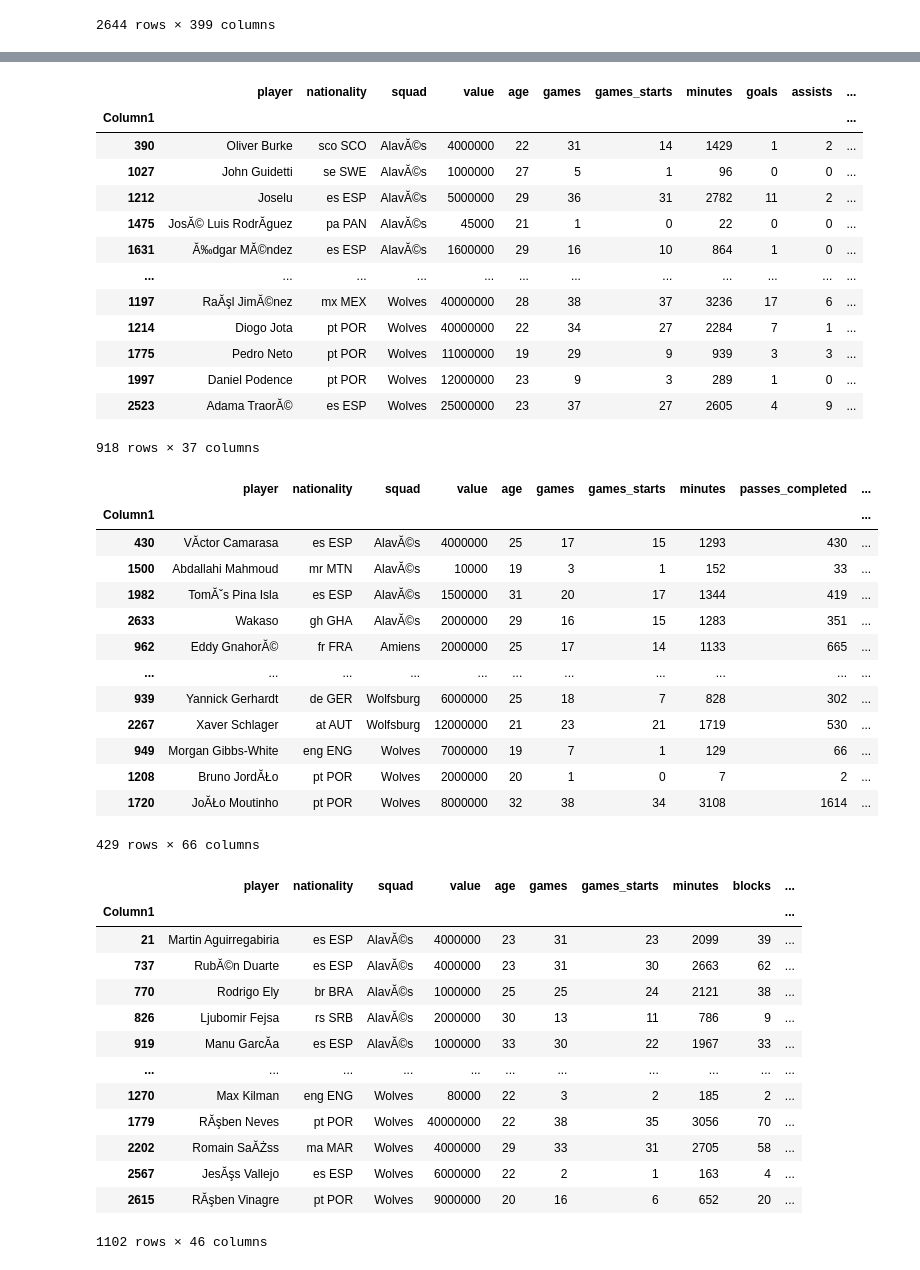
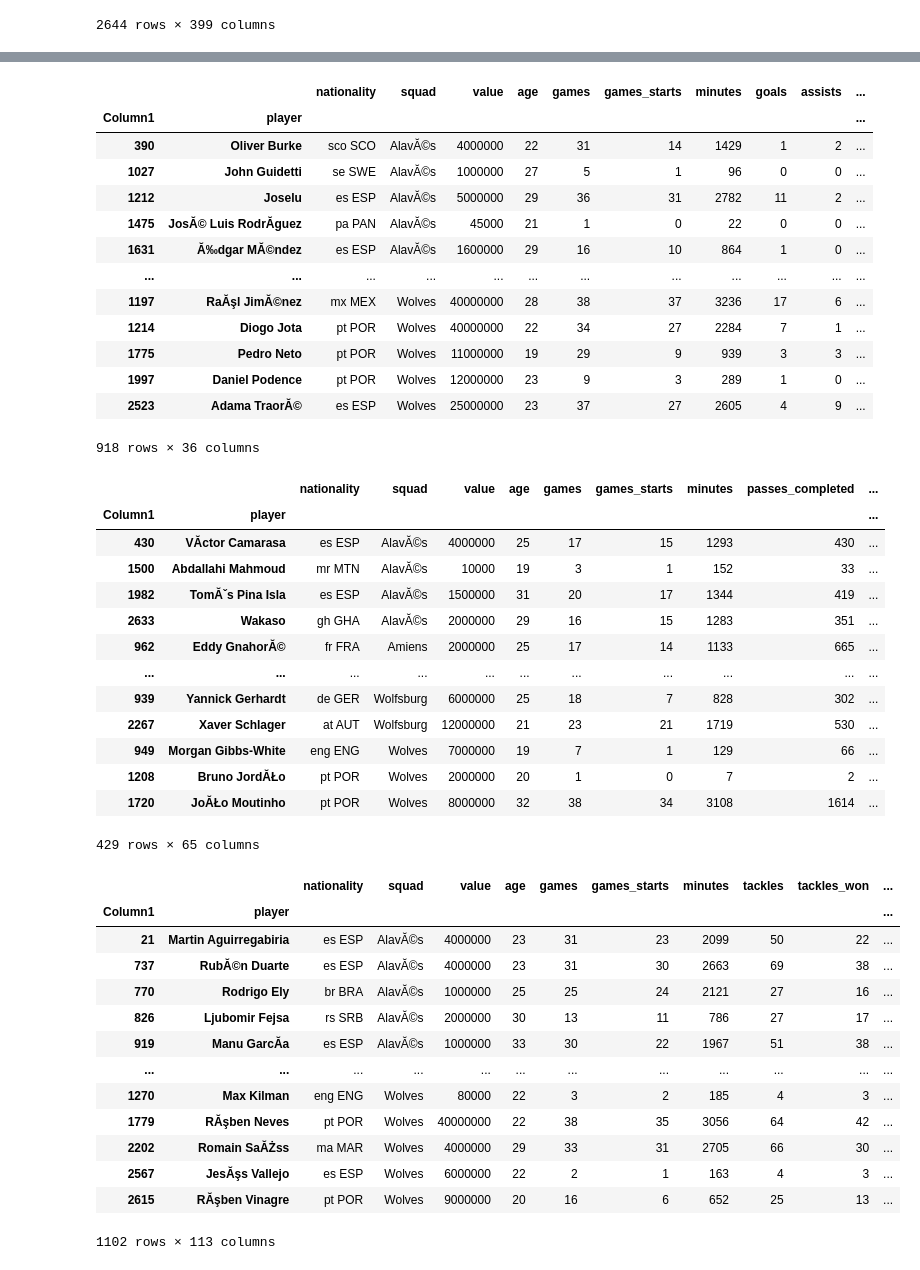
Before and after one commit to AimenZemzmi/TransferMarkt, a Jupyter notebook: transfermarkt.ipynb, the cells around one changed output, grey strips where cells are left out. Saved outputs shown, nothing was run; the diff lists cells and outputs as text; code cells hidden in the pictures.

```diff
--- a/transfermarkt.ipynb
+++ b/transfermarkt.ipynb
@@ -4,6 +4,6 @@ import pandas as pd
 import matplotlib.pyplot as plt
 import seaborn as sns
 # %%
-df = pd.read_csv('transfermarkt_fbref_201920.csv', sep=';', index_col=0)
+df = pd.read_csv('transfermarkt_fbref_201920.csv', sep=';', index_col=[0, 1])
 df
 # %% [output]
@@ -159,7 +100,7 @@ at = df['position2'] == 'Forward - Second Striker'
 ad = df['position2'] == 'Forward - Right Winger'
 moc = df['position2'] == 'Midfielder - Attacking Midfield'
 df_attaquant = df[bu | ag | at | ad | moc]
-column_forward = ['player', 'nationality', 'squad', 'value', 'age','games',
+column_forward = ['nationality', 'squad', 'value', 'age','games',
        'games_starts', 'minutes', 'goals', 'assists', 'pens_made',
        'pens_att', 'goals_per90',
        'assists_per90', 'goals_assists_per90', 'goals_pens_per90',
@@ -171,8 +112,8 @@ column_forward = ['player', 'nationality', 'squad', 'value', 'age','games',
        'goals_per_shot_on_target', 'npxg_per_shot', 'xg_net', 'npxg_net']
 df_attaquant[column_forward]
 # %% [output]
-|  | player | nationality | squad | value | age | games | games_starts | minutes | goals | assists | ... |
-| Column1 |  |  |  |  |  |  |  |  |  |  | ... |
+|  |  | nationality | squad | value | age | games | games_starts | minutes | goals | assists | ... |
+| Column1 | player |  |  |  |  |  |  |  |  |  | ... |
 | 390 | Oliver Burke | sco SCO | AlavĂ©s | 4000000 | 22 | 31 | 14 | 1429 | 1 | 2 | ... |
 | 1027 | John Guidetti | se SWE | AlavĂ©s | 1000000 | 27 | 5 | 1 | 96 | 0 | 0 | ... |
 | 1212 | Joselu | es ESP | AlavĂ©s | 5000000 | 29 | 36 | 31 | 2782 | 11 | 2 | ... |
@@ -184,14 +125,14 @@ df_attaquant[column_forward]
 | 1775 | Pedro Neto | pt POR | Wolves | 11000000 | 19 | 29 | 9 | 939 | 3 | 3 | ... |
 | 1997 | Daniel Podence | pt POR | Wolves | 12000000 | 23 | 9 | 3 | 289 | 1 | 0 | ... |
 | 2523 | Adama TraorĂ© | es ESP | Wolves | 25000000 | 23 | 37 | 27 | 2605 | 4 | 9 | ... |
-918 rows × 37 columns
+918 rows × 36 columns
 # %%
 mc = df['position2'] == 'Central Midfield'
 mc_two = df['position2'] == 'Midfielder - Central Midfield'
 mg = df['position2'] == 'Midfielder - Left Midfield'
 md = df['position2'] == 'Midfielder - Right Midfield'
 df_milieu = df[mc | mc_two | mg | md]
-column_midfield = ['player', 'nationality', 'squad', 'value', 'age','games',
+column_midfield = ['nationality', 'squad', 'value', 'age','games',
        'games_starts', 'minutes','passes_completed', 'passes', 'passes_pct',
        'passes_total_distance', 'passes_progressive_distance',
        'passes_completed_short', 'passes_short', 'passes_pct_short',
@@ -213,8 +154,8 @@ column_midfield = ['player', 'nationality', 'squad', 'value', 'age','games',
        'gca_og_for']
 df_milieu[column_midfield]
 # %% [output]
-|  | player | nationality | squad | value | age | games | games_starts | minutes | passes_completed | ... |
-| Column1 |  |  |  |  |  |  |  |  |  | ... |
+|  |  | nationality | squad | value | age | games | games_starts | minutes | passes_completed | ... |
+| Column1 | player |  |  |  |  |  |  |  |  | ... |
 | 430 | VĂ­ctor Camarasa | es ESP | AlavĂ©s | 4000000 | 25 | 17 | 15 | 1293 | 430 | ... |
 | 1500 | Abdallahi Mahmoud | mr MTN | AlavĂ©s | 10000 | 19 | 3 | 1 | 152 | 33 | ... |
 | 1982 | TomĂˇs Pina Isla | es ESP | AlavĂ©s | 1500000 | 31 | 20 | 17 | 1344 | 419 | ... |
@@ -226,39 +167,61 @@ df_milieu[column_midfield]
 | 949 | Morgan Gibbs-White | eng ENG | Wolves | 7000000 | 19 | 7 | 1 | 129 | 66 | ... |
 | 1208 | Bruno JordĂŁo | pt POR | Wolves | 2000000 | 20 | 1 | 0 | 7 | 2 | ... |
 | 1720 | JoĂŁo Moutinho | pt POR | Wolves | 8000000 | 32 | 38 | 34 | 3108 | 1614 | ... |
-429 rows × 66 columns
+429 rows × 65 columns
 # %%
 mdc = df['position2'] == 'Midfielder - Defensive Midfield'
 dc = df['position2'] == 'Defender - Centre-Back'
 dg = df['position2'] == 'Defender - Left-Back'
 dd = df['position2'] == 'Defender - Right-Back'
 df_defense = df[mdc | dc | dg | dd]
-column_defense = ['player', 'nationality', 'squad', 'value', 'age','games',
-       'games_starts', 'minutes','blocks',
+column_defense = ['nationality', 'squad', 'value', 'age','games',
+       'games_starts', 'minutes', 'tackles', 'tackles_won', 'tackles_def_3rd',
+       'tackles_mid_3rd', 'tackles_att_3rd', 'dribble_tackles',
+       'dribbles_vs', 'dribble_tackles_pct', 'dribbled_past', 'pressures',
+       'pressure_regains', 'pressure_regain_pct', 'pressures_def_3rd',
+       'pressures_mid_3rd', 'pressures_att_3rd', 'blocks',
        'blocked_shots', 'blocked_shots_saves', 'blocked_passes',
        'interceptions', 'clearances', 'errors', 'touches',
        'touches_def_pen_area', 'touches_def_3rd', 'touches_mid_3rd',
        'touches_att_3rd', 'touches_att_pen_area', 'touches_live_ball',
        'dribbles_completed', 'dribbles', 'dribbles_completed_pct',
        'players_dribbled_past', 'nutmegs', 'carries', 'carry_distance',
        'carry_progressive_distance', 'pass_targets', 'passes_received',
        'passes_received_pct', 'miscontrols', 'dispossessed',
        'cards_yellow_red', 'fouls', 'fouled', 'offsides', 'pens_won',
        'pens_conceded', 'own_goals', 'ball_recoveries', 'aerials_won',
-       'aerials_lost', 'aerials_won_pct']
-df_defense[column_defense]
+       'aerials_lost', 'aerials_won_pct','tacklesm',
+       'tackles_wonm', 'tackles_def_3rdm', 'tackles_mid_3rdm',
+       'tackles_att_3rdm','dribble_tacklesm', 'dribbles_vsm',
+       'dribble_tackles_pctm', 'dribbled_pastm', 'pressuresm',
+       'pressure_regainsm', 'pressure_regain_pctm', 'pressures_def_3rdm',
+       'pressures_mid_3rdm', 'pressures_att_3rdm', 'blocksm',
+       'blocked_shotsm', 'blocked_shots_savesm', 'blocked_passesm',
+       'interceptionsm', 'clearancesm', 'errorsm', 'touchesm',
+       'touches_def_pen_aream', 'touches_def_3rdm', 'touches_mid_3rdm',
+       'touches_att_3rdm', 'touches_att_pen_aream', 'touches_live_ballm',
+       'dribbles_completedm', 'dribblesm', 'dribbles_completed_pctm',
+       'players_dribbled_pastm', 'nutmegsm', 'carriesm',
+       'carry_distancem', 'carry_progressive_distancem', 'pass_targetsm',
+       'passes_receivedm', 'passes_received_pctm', 'miscontrolsm',
+       'dispossessedm', 'cards_yellow_redm', 'foulsm', 'fouledm',
+       'offsidesm', 'pens_wonm', 'pens_concededm', 'own_goalsm',
+       'ball_recoveriesm', 'aerials_wonm', 'aerials_lostm',
+       'aerials_won_pctm']
+df_defense_vf = df_defense[column_defense]
+df_defense_vf
 # %% [output]
-|  | player | nationality | squad | value | age | games | games_starts | minutes | blocks | ... |
-| Column1 |  |  |  |  |  |  |  |  |  | ... |
-| 21 | Martin Aguirregabiria | es ESP | AlavĂ©s | 4000000 | 23 | 31 | 23 | 2099 | 39 | ... |
-| 737 | RubĂ©n Duarte | es ESP | AlavĂ©s | 4000000 | 23 | 31 | 30 | 2663 | 62 | ... |
-| 770 | Rodrigo Ely | br BRA | AlavĂ©s | 1000000 | 25 | 25 | 24 | 2121 | 38 | ... |
-| 826 | Ljubomir Fejsa | rs SRB | AlavĂ©s | 2000000 | 30 | 13 | 11 | 786 | 9 | ... |
-| 919 | Manu GarcĂ­a | es ESP | AlavĂ©s | 1000000 | 33 | 30 | 22 | 1967 | 33 | ... |
-| ... | ... | ... | ... | ... | ... | ... | ... | ... | ... | ... |
-| 1270 | Max Kilman | eng ENG | Wolves | 80000 | 22 | 3 | 2 | 185 | 2 | ... |
-| 1779 | RĂşben Neves | pt POR | Wolves | 40000000 | 22 | 38 | 35 | 3056 | 70 | ... |
-| 2202 | Romain SaĂŻss | ma MAR | Wolves | 4000000 | 29 | 33 | 31 | 2705 | 58 | ... |
-| 2567 | JesĂşs Vallejo | es ESP | Wolves | 6000000 | 22 | 2 | 1 | 163 | 4 | ... |
-| 2615 | RĂşben Vinagre | pt POR | Wolves | 9000000 | 20 | 16 | 6 | 652 | 20 | ... |
+|  |  | nationality | squad | value | age | games | games_starts | minutes | tackles | tackles_won | ... |
+| Column1 | player |  |  |  |  |  |  |  |  |  | ... |
+| 21 | Martin Aguirregabiria | es ESP | AlavĂ©s | 4000000 | 23 | 31 | 23 | 2099 | 50 | 22 | ... |
+| 737 | RubĂ©n Duarte | es ESP | AlavĂ©s | 4000000 | 23 | 31 | 30 | 2663 | 69 | 38 | ... |
+| 770 | Rodrigo Ely | br BRA | AlavĂ©s | 1000000 | 25 | 25 | 24 | 2121 | 27 | 16 | ... |
+| 826 | Ljubomir Fejsa | rs SRB | AlavĂ©s | 2000000 | 30 | 13 | 11 | 786 | 27 | 17 | ... |
+| 919 | Manu GarcĂ­a | es ESP | AlavĂ©s | 1000000 | 33 | 30 | 22 | 1967 | 51 | 38 | ... |
+| ... | ... | ... | ... | ... | ... | ... | ... | ... | ... | ... | ... |
+| 1270 | Max Kilman | eng ENG | Wolves | 80000 | 22 | 3 | 2 | 185 | 4 | 3 | ... |
+| 1779 | RĂşben Neves | pt POR | Wolves | 40000000 | 22 | 38 | 35 | 3056 | 64 | 42 | ... |
+| 2202 | Romain SaĂŻss | ma MAR | Wolves | 4000000 | 29 | 33 | 31 | 2705 | 66 | 30 | ... |
+| 2567 | JesĂşs Vallejo | es ESP | Wolves | 6000000 | 22 | 2 | 1 | 163 | 4 | 3 | ... |
+| 2615 | RĂşben Vinagre | pt POR | Wolves | 9000000 | 20 | 16 | 6 | 652 | 25 | 13 | ... |
-1102 rows × 46 columns
+1102 rows × 113 columns
```
Also changed, not shown: parts of 11 cells of this notebook.
